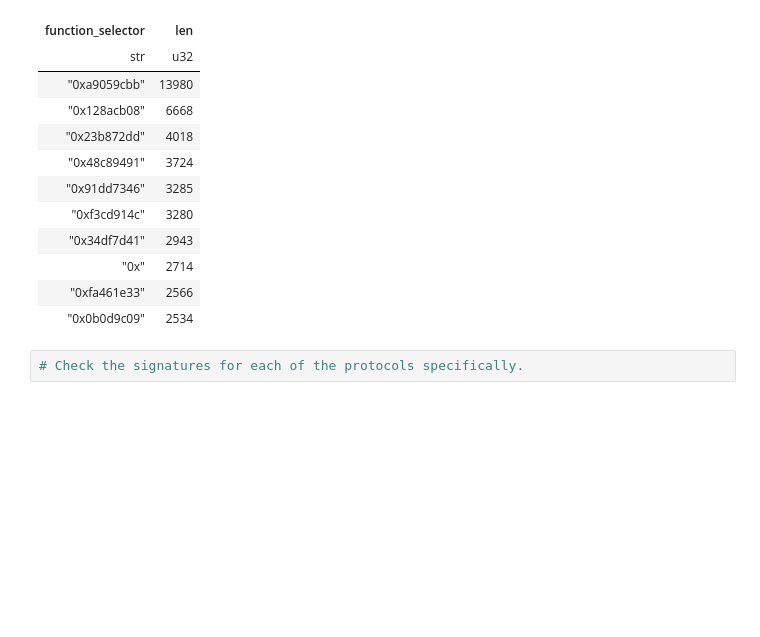
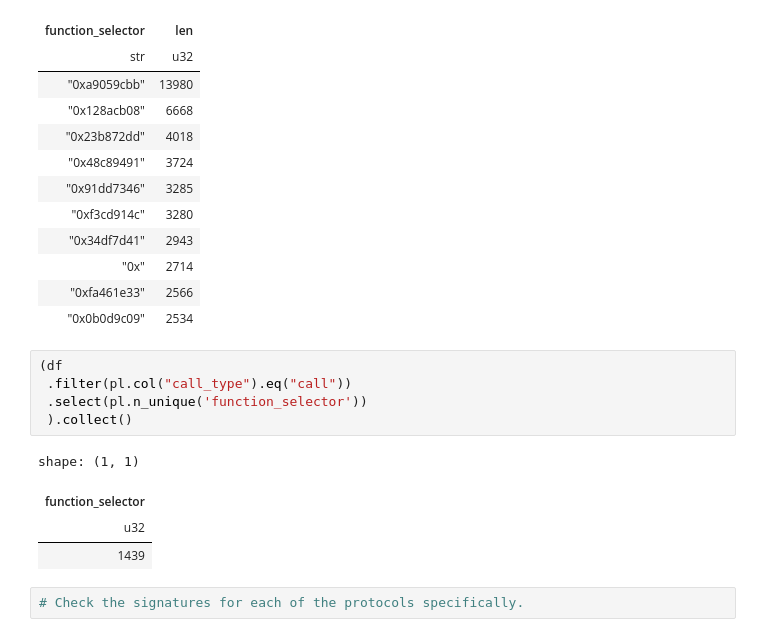
Before and after one commit to johnnatan-messias/research-proj-mev, a Jupyter notebook: eda-mev-traces.ipynb, the cells around one changed output. Saved outputs shown, nothing was run; the diff lists cells and outputs as text; blank space fills up the shorter version.

```diff
--- a/eda-mev-traces.ipynb
+++ b/eda-mev-traces.ipynb
@@ -301,6 +301,16 @@ shape: (10, 2)
 | "0x" | 2714 |
 | "0xfa461e33" | 2566 |
 | "0x0b0d9c09" | 2534 |
+# %%
+(df
+ .filter(pl.col("call_type").eq("call"))
+ .select(pl.n_unique('function_selector'))
+ ).collect()
+# %% [output]
+shape: (1, 1)
+| function_selector |
+| u32 |
+| 1439 |
 # %%
 # Check the signatures for each of the protocols specifically.
 # %%
```
Also changed, not shown: parts of 19 cells of this notebook, 1 other file.
